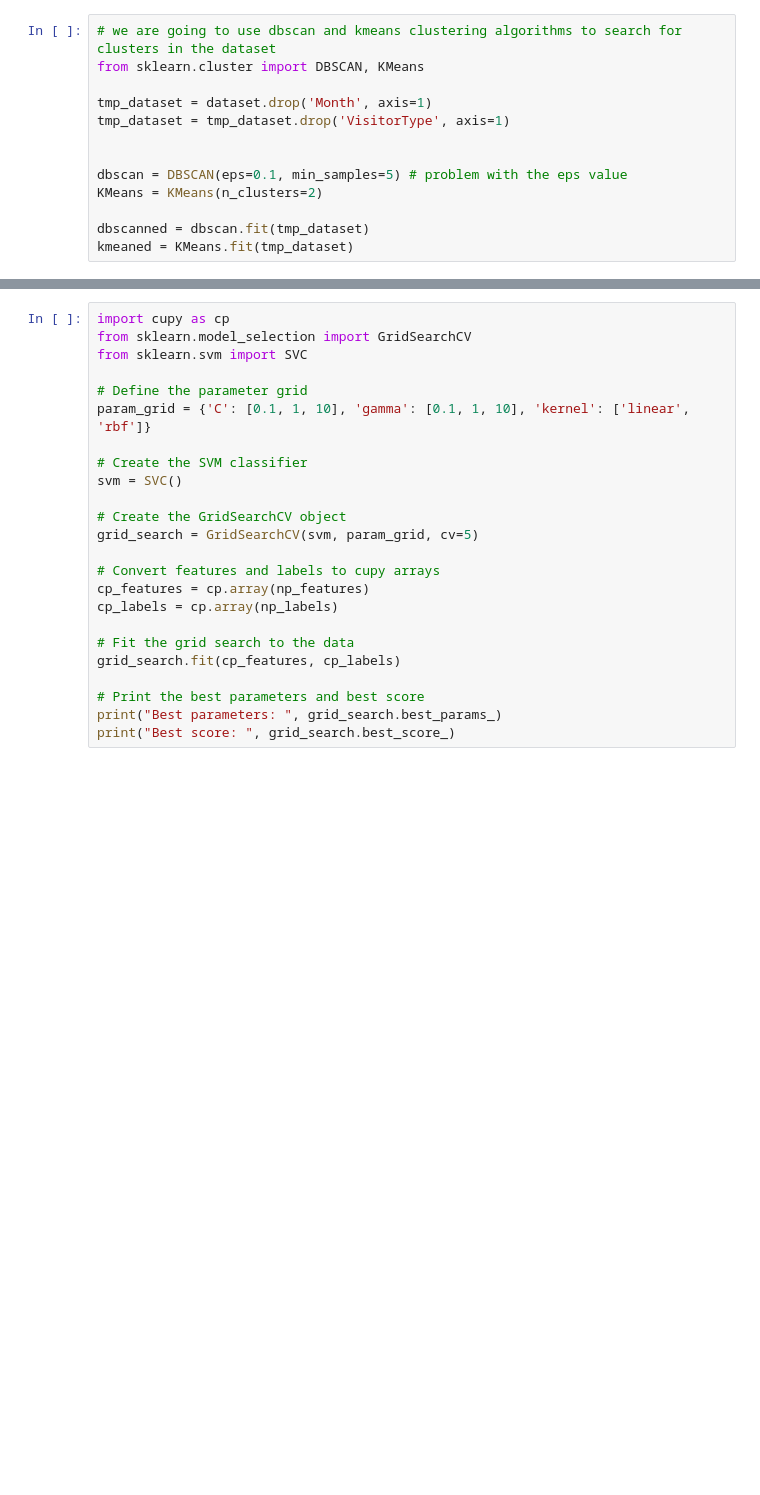
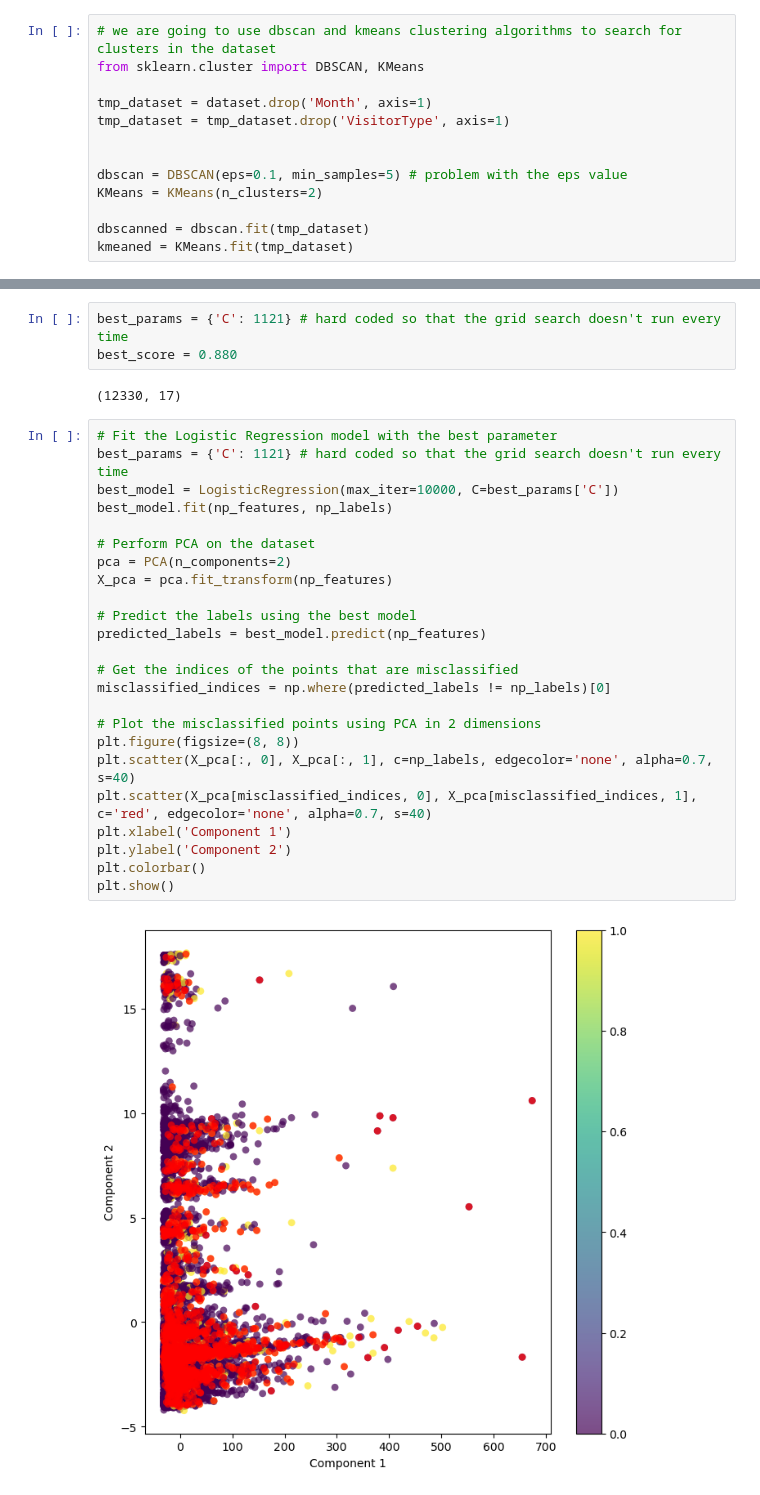
Before and after one commit to Omegalpha44/DIA3_python-project, a Jupyter notebook: code.ipynb, the cells around one changed output, grey strips where cells are left out. Cells and saved outputs as stored; diff of their text form; blank space fills up the shorter version.

Commit message:
Grid Search working, for a logarithmic regression

```diff
--- a/code.ipynb
+++ b/code.ipynb
@@ -228,24 +277,31 @@ print("Best score: ", grid_search.best_score_)
-# %%
-import cupy as cp
-from sklearn.model_selection import GridSearchCV
-from sklearn.svm import SVC
-
-# Define the parameter grid
-param_grid = {'C': [0.1, 1, 10], 'gamma': [0.1, 1, 10], 'kernel': ['linear', 'rbf']}
-
-# Create the SVM classifier
-svm = SVC()
-
-# Create the GridSearchCV object
-grid_search = GridSearchCV(svm, param_grid, cv=5)
-
-# Convert features and labels to cupy arrays
-cp_features = cp.array(np_features)
-cp_labels = cp.array(np_labels)
-
-# Fit the grid search to the data
-grid_search.fit(cp_features, cp_labels)
-
-# Print the best parameters and best score
-print("Best parameters: ", grid_search.best_params_)
-print("Best score: ", grid_search.best_score_)
+# %%
+best_params = {'C': 1121} # hard coded so that the grid search doesn't run every time
+best_score = 0.880
+# %% [output]
+(12330, 17)
+# %%
+# Fit the Logistic Regression model with the best parameter
+best_params = {'C': 1121} # hard coded so that the grid search doesn't run every time
+best_model = LogisticRegression(max_iter=10000, C=best_params['C'])
+best_model.fit(np_features, np_labels)
+
+# Perform PCA on the dataset
+pca = PCA(n_components=2)
+X_pca = pca.fit_transform(np_features)
+
+# Predict the labels using the best model
+predicted_labels = best_model.predict(np_features)
+
+# Get the indices of the points that are misclassified
+misclassified_indices = np.where(predicted_labels != np_labels)[0]
+
+# Plot the misclassified points using PCA in 2 dimensions
+plt.figure(figsize=(8, 8))
+plt.scatter(X_pca[:, 0], X_pca[:, 1], c=np_labels, edgecolor='none', alpha=0.7, s=40)
+plt.scatter(X_pca[misclassified_indices, 0], X_pca[misclassified_indices, 1], c='red', edgecolor='none', alpha=0.7, s=40)
+plt.xlabel('Component 1')
+plt.ylabel('Component 2')
+plt.colorbar()
+plt.show()
+# %% [output]
+[figure, added]
```
Also changed, not shown: parts of 5 cells of this notebook.
